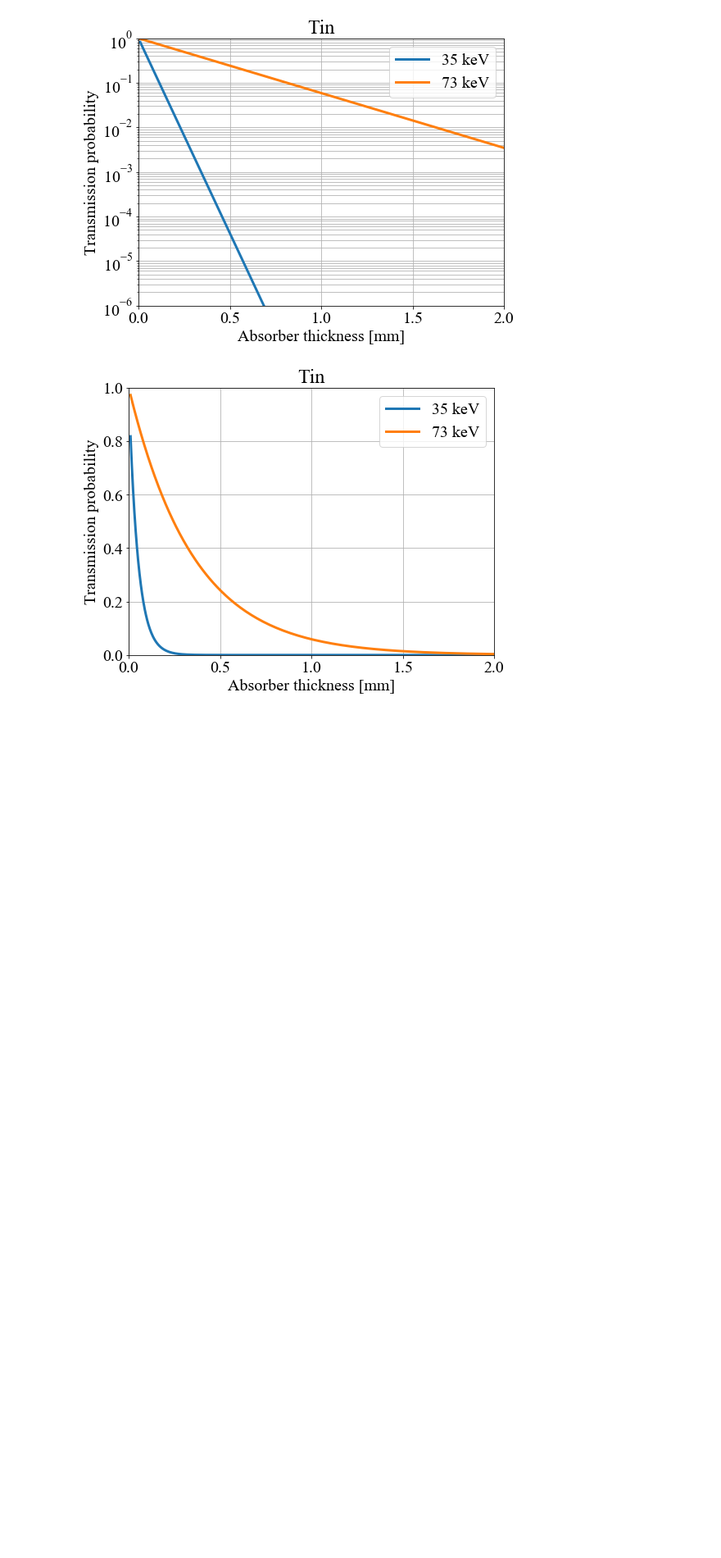
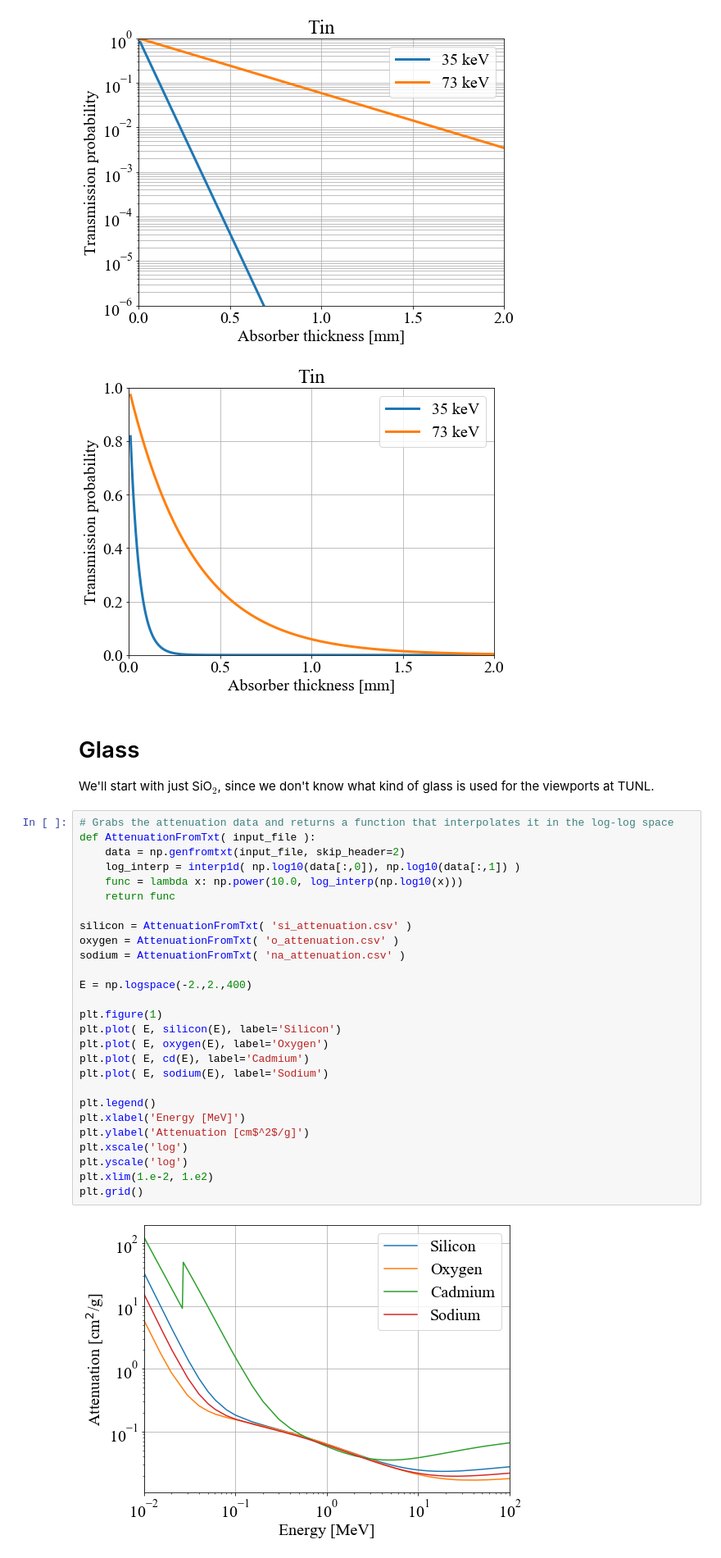
Before and after one commit to bglenardo/Cs136Measurements, a Jupyter notebook: August2022RunPrep/Gamma attenuation.ipynb, the cells around one changed output. Shown at 82% size. Drawn from its saved outputs; the diff is of its cells as text; blank space fills up the shorter version.

```diff
--- a/August2022RunPrep/Gamma attenuation.ipynb
+++ b/August2022RunPrep/Gamma attenuation.ipynb
@@ -300,3 +317,36 @@ plt.grid(which='both')
 # %% [output]
 [figure]
 [figure]
+# %% [markdown]
+# Glass
+
+We'll start with just SiO$_2$, since we don't know what kind of glass is used for the viewports at TUNL.
+# %%
+# Grabs the attenuation data and returns a function that interpolates it in the log-log space
+def AttenuationFromTxt( input_file ):
+    data = np.genfromtxt(input_file, skip_header=2)
+    log_interp = interp1d( np.log10(data[:,0]), np.log10(data[:,1]) )
+    func = lambda x: np.power(10.0, log_interp(np.log10(x)))
+    return func
+
+silicon = AttenuationFromTxt( 'si_attenuation.csv' )
+oxygen = AttenuationFromTxt( 'o_attenuation.csv' )
+sodium = AttenuationFromTxt( 'na_attenuation.csv' )
+
+E = np.logspace(-2.,2.,400)
+
+plt.figure(1)
+plt.plot( E, silicon(E), label='Silicon')
+plt.plot( E, oxygen(E), label='Oxygen')
+plt.plot( E, cd(E), label='Cadmium')
+plt.plot( E, sodium(E), label='Sodium')
+
+plt.legend()
+plt.xlabel('Energy [MeV]')
+plt.ylabel('Attenuation [cm$^2$/g]')
+plt.xscale('log')
+plt.yscale('log')
+plt.xlim(1.e-2, 1.e2)
+plt.grid()
+# %% [output]
+[figure, added]
```
Also changed, not shown: parts of 3 cells of this notebook.
